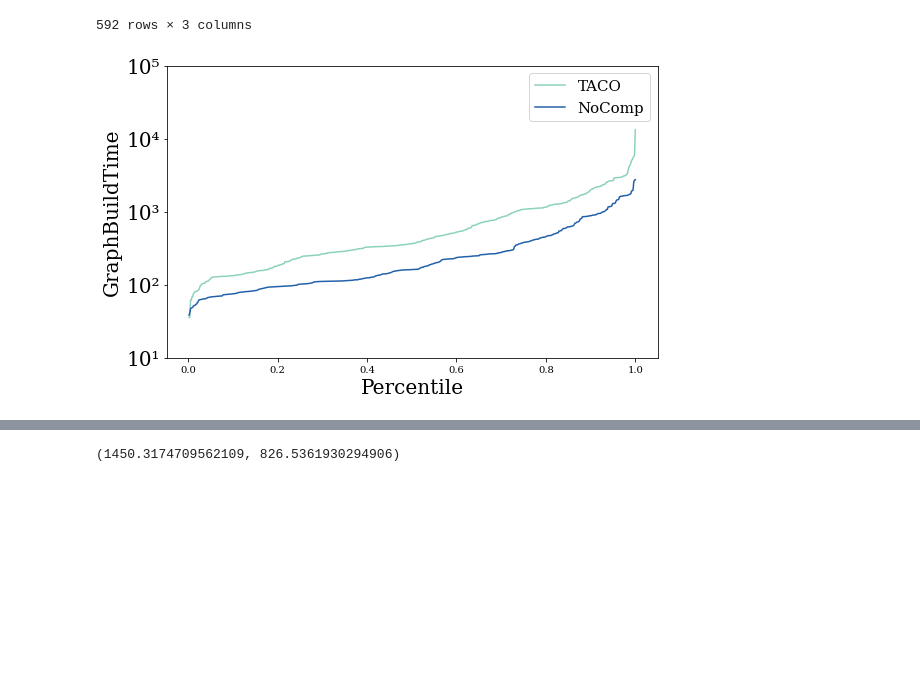
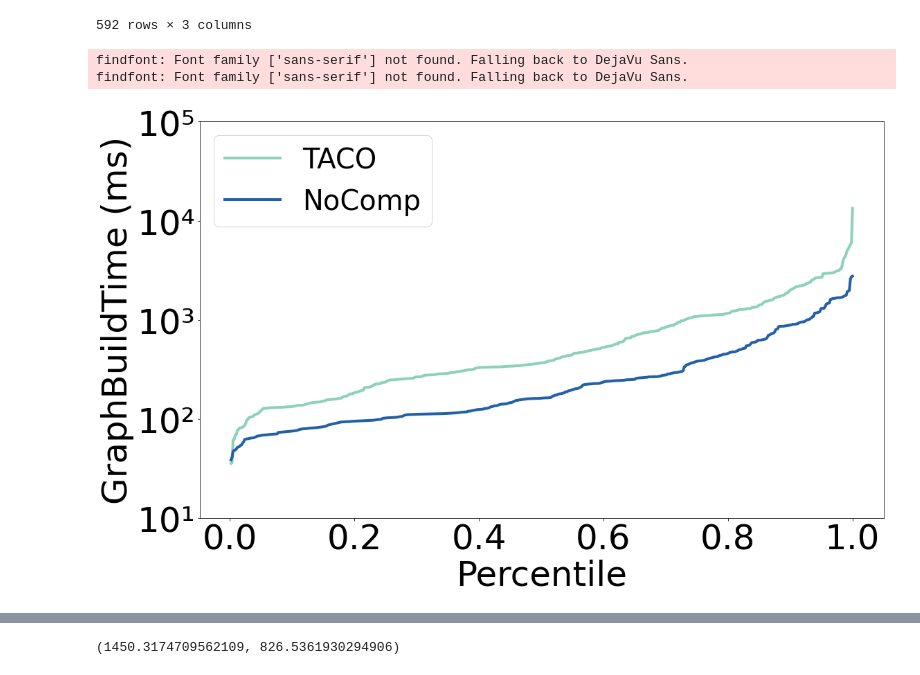
Before and after one commit to dataspread/SpreadsheetAnalyzer, a Jupyter notebook: test_result_analysis.ipynb, the cells around one changed output, grey strips where cells are left out. Drawn from its saved outputs; the diff is of its cells as text; code cells hidden in the pictures; blank space fills up the shorter version.

```diff
--- a/test_result_analysis.ipynb
+++ b/test_result_analysis.ipynb
@@ -2,9 +2,12 @@
 import pandas as pd
 import numpy as np
 import os
+import matplotlib as mpl
 import matplotlib.pyplot as plt
 import matplotlib.cm as cm
 from matplotlib import rcParams
+plt.rcParams['font.sans-serif']=['SimHei']
+plt.rcParams['axes.unicode_minus'] = False
 # %%
 IS_GAP = False
 # %%
@@ -21,12 +24,12 @@ color_dict = {
     "TACO": GRAPH_COLOR(90),
     "NoComp": GRAPH_COLOR(190)
 }
-rcParams['font.family'] = 'Serif'
-legend_size = 15
-label_size = 20
-tick_size = 20
-fig_width = 8
-fig_height = 5
+#rcParams['font.family'] = 'Serif'
+legend_size = 40
+label_size = 50
+tick_size = 50
+fig_width = 16
+fig_height = 10
 # %%
 def get_pdf_df(df, column_name, is_log=True):
     ls = [x for x in df[column_name] if x > 10]
@@ -94,14 +98,15 @@ def plot_percentile_transpose(df_ls,
     fig, ax = plt.subplots(figsize=fig_size)
     for i in range(len(df_ls)):
         df, label = df_ls[i], legend_ls[i]
-        ax.plot(df['cumsum'], df['index'], label=label, color=color_dict[label])
+        ax.plot(df['cumsum'], df['index'], label=label, color=color_dict[label], linewidth=4.0)
 
     ax.set_xlabel(xlabel, fontsize=label_size)
     ax.set_ylabel(ylabel, fontsize=label_size)
     y_ticks = np.arange(y_tick_min, y_tick_max+0.1, step=(y_tick_max - y_tick_min)/y_tick_num).astype(int)
     ax.set_yticks(y_ticks)
     ax.set_yticklabels([convert_upper_str(10**x) for x in y_ticks], fontsize=tick_size)
-    ax.legend(fontsize=legend_size)
+    plt.xticks(fontsize=tick_size)
+    ax.legend(fontsize=legend_size, loc="upper left")
     fig.tight_layout()
 
     if save_path is not None:
@@ -286,14 +303,17 @@ freq_enron_nocomp = get_pdf_df(enron_graph_result, 'NoComp_GraphBuildTime')
 # %%
 plot_percentile_transpose([freq_enron_taco, freq_enron_nocomp],
                           ["TACO", "NoComp"],
                           xlabel="Percentile",
-                          ylabel="GraphBuildTime",
+                          ylabel="GraphBuildTime (ms)",
                           y_tick_min=1,
                           y_tick_max=5,
-                          y_tick_num=4
+                          y_tick_num=4,
+                          save_path="./figures/enron_graph_build_compare.jpg"
                          )
 # %% [output]
+findfont: Font family ['sans-serif'] not found. Falling back to DejaVu Sans.
+findfont: Font family ['sans-serif'] not found. Falling back to DejaVu Sans.
-[figure, old version]
+[figure, new version]
 # %%
 plot_percentile([freq_enron_taco, freq_enron_nocomp],
                 ["TACO", "NoComp"],
```
Also changed, not shown: parts of 48 cells of this notebook, 15 other files.
